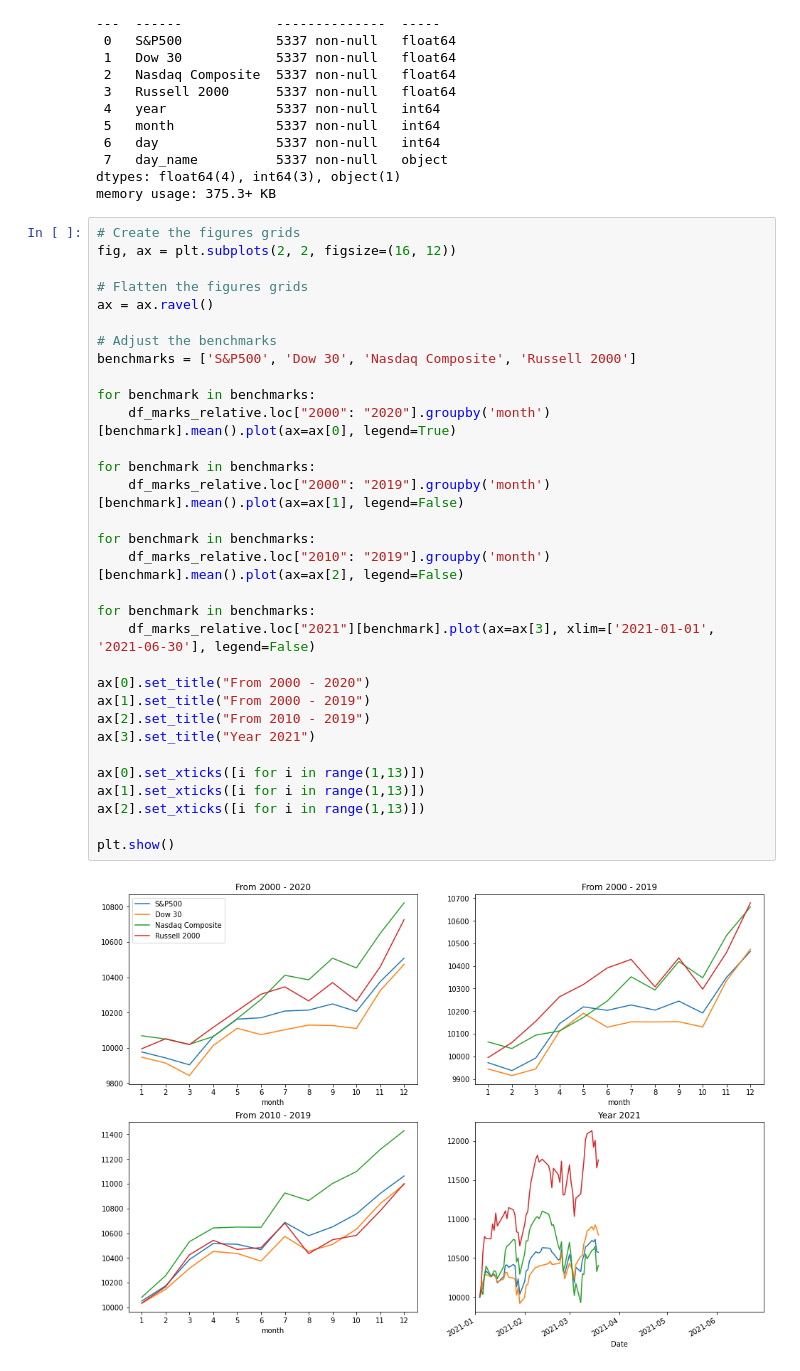
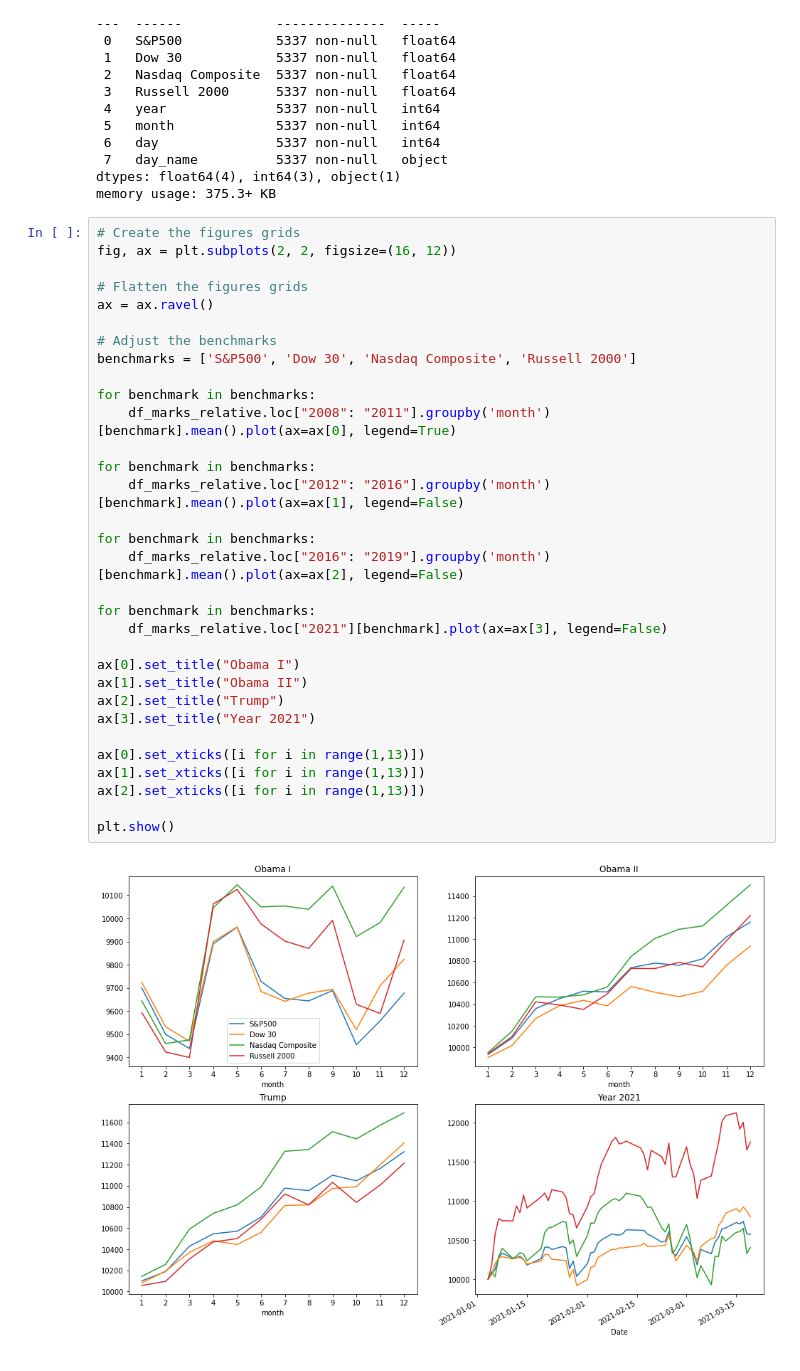
Before and after one commit to Yongliang-Shi/market-prediction, a Jupyter notebook: explore_ark.ipynb, the cells around one changed output. Drawn from its saved outputs; the diff is of its cells as text.

```diff
--- a/explore_ark.ipynb
+++ b/explore_ark.ipynb
@@ -492,34 +499,34 @@ memory usage: 375.3+ KB
 # %%
 # Create the figures grids
 fig, ax = plt.subplots(2, 2, figsize=(16, 12))
 
 # Flatten the figures grids
 ax = ax.ravel()
 
 # Adjust the benchmarks
 benchmarks = ['S&P500', 'Dow 30', 'Nasdaq Composite', 'Russell 2000']
 
 for benchmark in benchmarks:
-    df_marks_relative.loc["2000": "2020"].groupby('month')[benchmark].mean().plot(ax=ax[0], legend=True)
+    df_marks_relative.loc["2008": "2011"].groupby('month')[benchmark].mean().plot(ax=ax[0], legend=True)
 
 for benchmark in benchmarks:
-    df_marks_relative.loc["2000": "2019"].groupby('month')[benchmark].mean().plot(ax=ax[1], legend=False)
+    df_marks_relative.loc["2012": "2016"].groupby('month')[benchmark].mean().plot(ax=ax[1], legend=False)
 
 for benchmark in benchmarks:
-    df_marks_relative.loc["2010": "2019"].groupby('month')[benchmark].mean().plot(ax=ax[2], legend=False)
+    df_marks_relative.loc["2016": "2019"].groupby('month')[benchmark].mean().plot(ax=ax[2], legend=False)
 
 for benchmark in benchmarks:
-    df_marks_relative.loc["2021"][benchmark].plot(ax=ax[3], xlim=['2021-01-01', '2021-06-30'], legend=False)
+    df_marks_relative.loc["2021"][benchmark].plot(ax=ax[3], legend=False)
 
-ax[0].set_title("From 2000 - 2020")
-ax[1].set_title("From 2000 - 2019")
-ax[2].set_title("From 2010 - 2019")
+ax[0].set_title("Obama I")
+ax[1].set_title("Obama II")
+ax[2].set_title("Trump")
 ax[3].set_title("Year 2021")
 
 ax[0].set_xticks([i for i in range(1,13)])
 ax[1].set_xticks([i for i in range(1,13)])
 ax[2].set_xticks([i for i in range(1,13)])
 
 plt.show()
 # %% [output]
-[figure, old version]
+[figure, new version]
```
Also changed, not shown: parts of 16 cells of this notebook.
